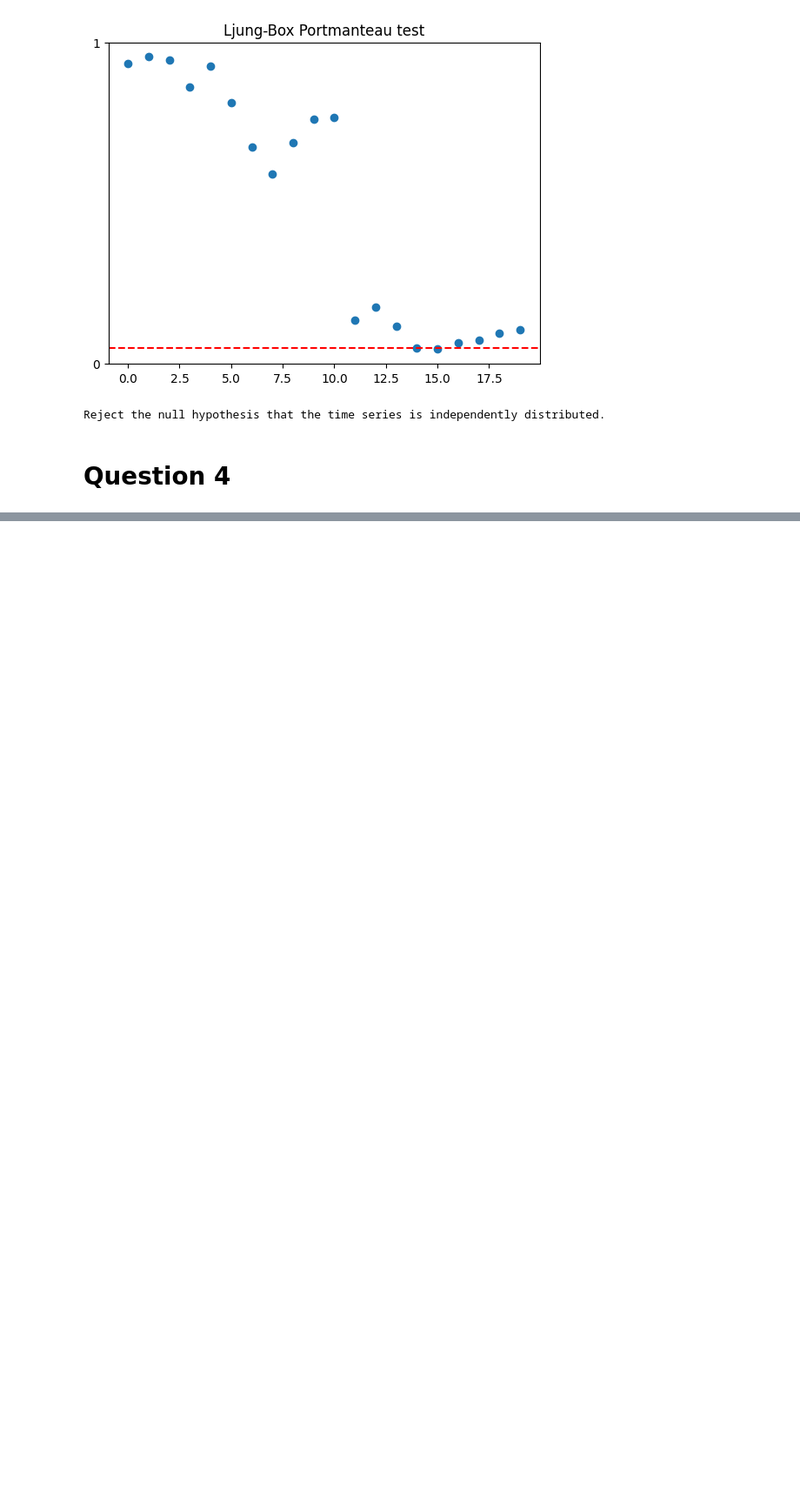
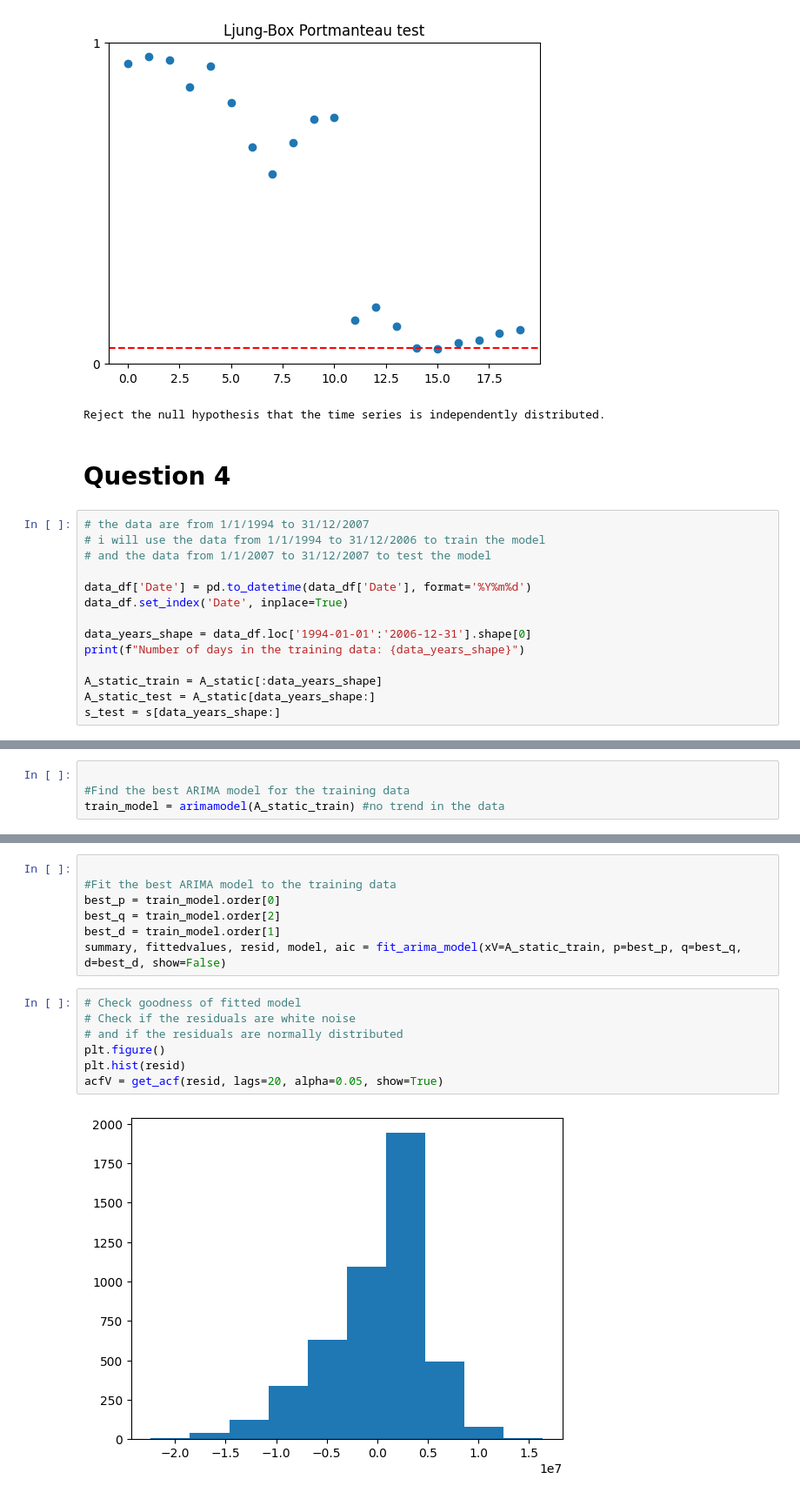
Before and after one commit to kounsolas/TimeSeriesProject, a Jupyter notebook: project.ipynb, the cells around one changed output, grey strips where cells are left out. Shown at 87% size. Drawn from its saved outputs; the diff is of its cells as text; blank space fills up the shorter version.

```diff
--- a/project.ipynb
+++ b/project.ipynb
@@ -342,3 +399,17 @@ Variance of the residuals: 24764360836694.09
 Reject the null hypothesis that the time series is independently distributed.
 # %% [markdown]
 # Question 4
+# %%
+# the data are from 1/1/1994 to 31/12/2007
+# i will use the data from 1/1/1994 to 31/12/2006 to train the model
+# and the data from 1/1/2007 to 31/12/2007 to test the model
+
+data_df['Date'] = pd.to_datetime(data_df['Date'], format='%Y%m%d')
+data_df.set_index('Date', inplace=True)
+
+data_years_shape = data_df.loc['1994-01-01':'2006-12-31'].shape[0]
+print(f"Number of days in the training data: {data_years_shape}")
+
+A_static_train = A_static[:data_years_shape]
+A_static_test = A_static[data_years_shape:]
+s_test = s[data_years_shape:]
@@ -344,0 +418,4 @@ Reject the null hypothesis that the time series is independently distributed.
+# %%
+
+#Find the best ARIMA model for the training data
+train_model = arimamodel(A_static_train) #no trend in the data
@@ -344,0 +438,16 @@ Reject the null hypothesis that the time series is independently distributed.
+# %%
+
+#Fit the best ARIMA model to the training data
+best_p = train_model.order[0]
+best_q = train_model.order[2]
+best_d = train_model.order[1]
+summary, fittedvalues, resid, model, aic = fit_arima_model(xV=A_static_train, p=best_p, q=best_q, d=best_d, show=False)
+# %%
+# Check goodness of fitted model
+# Check if the residuals are white noise
+# and if the residuals are normally distributed
+plt.figure()
+plt.hist(resid)
+acfV = get_acf(resid, lags=20, alpha=0.05, show=True)
+# %% [output]
+[figure, added]
```
Also changed, not shown: parts of 9 cells of this notebook.
